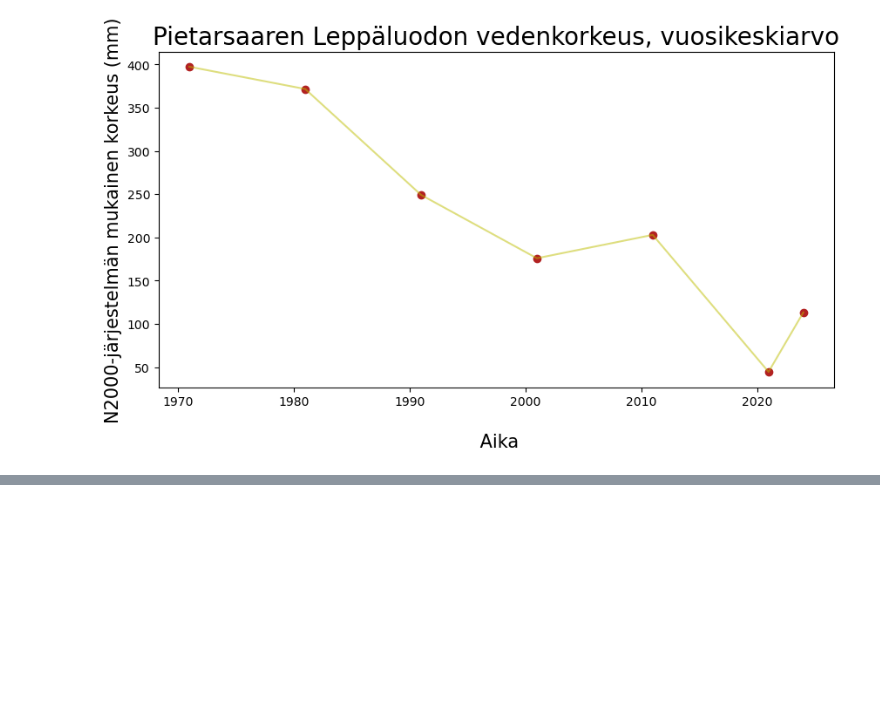
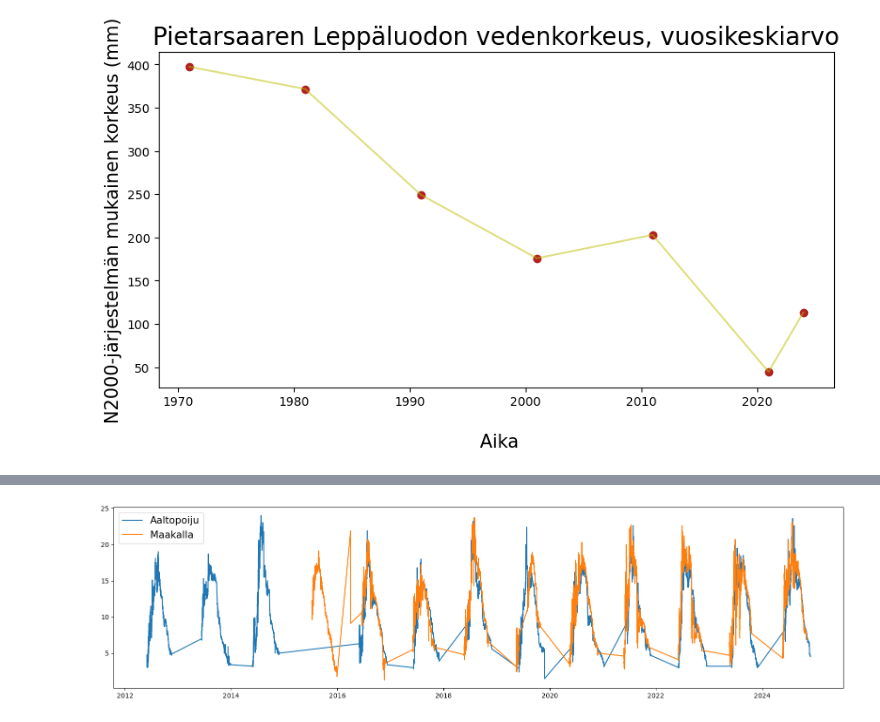
Before and after one commit to opendata-education/Tyopajat, a Jupyter notebook: _sources/harjoitukset/Perameri.ipynb, the cells around one changed output, grey strips where cells are left out. Cells and saved outputs as stored; diff of their text form; code cells hidden in the pictures; blank space fills up the shorter version.

```diff
--- a/_sources/harjoitukset/Perameri.ipynb
+++ b/_sources/harjoitukset/Perameri.ipynb
@@ -261,6 +306,12 @@ plt.show()
 # %%
 # Veden lämpötilat
 
-plt.plot(per["Aika"], per["Veden lämpötila [°C]"])
-plt.plot(maak["Aika"], maak["Veden lämpötila [°C]"])
+plt.figure(figsize = (20, 5))
+
+plt.plot(per["Aika"], per["Veden lämpötila [°C]"], label = "Aaltopoiju")
+plt.plot(maak["Aika"], maak["Veden lämpötila [°C]"], label = "Maakalla")
+
+plt.legend(fontsize = 15)
 plt.show()
+# %% [output]
+[figure, added]
```
Also changed, not shown: parts of 7 cells of this notebook, 28 other files.
